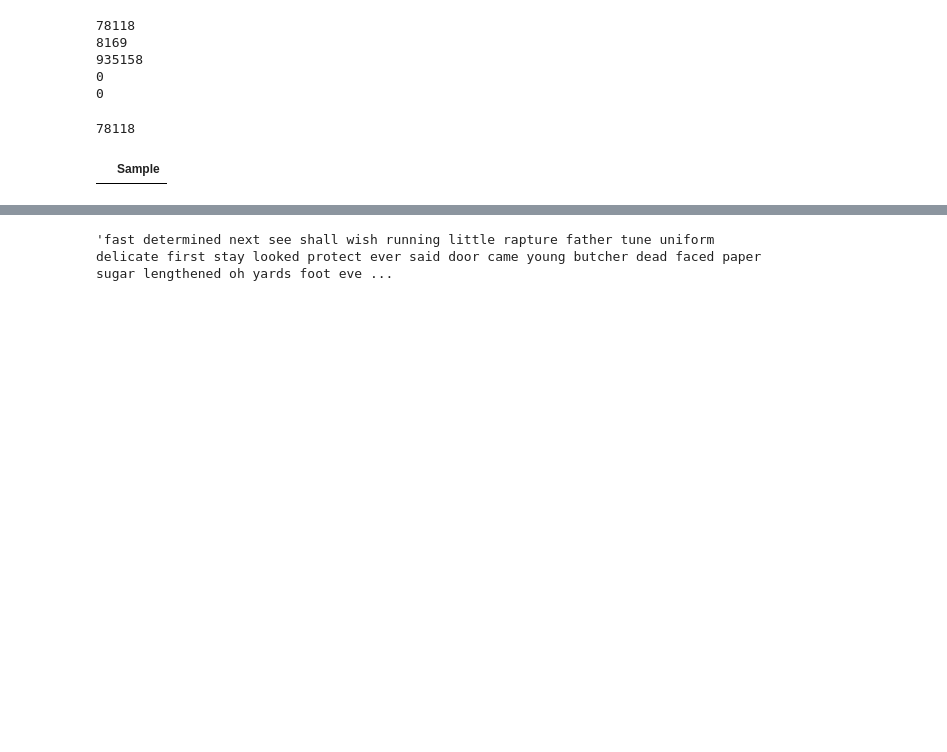
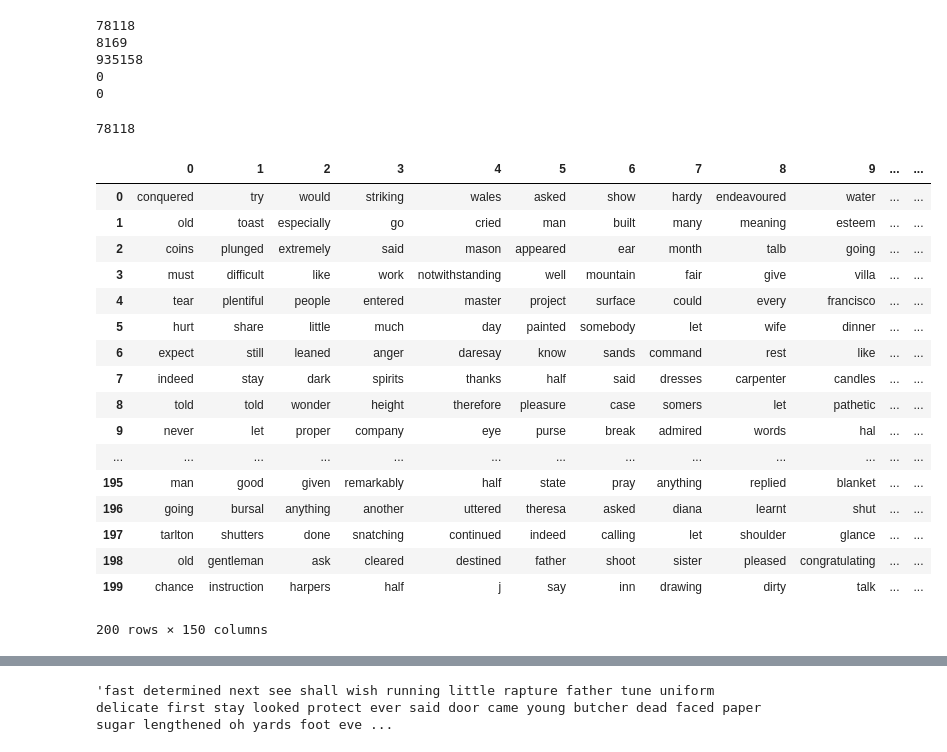
Before and after one commit to rashinagpal/NLP-Guttenberg-Classification, a Jupyter notebook: Classification.ipynb, the cells around one changed output, grey strips where cells are left out. Saved outputs shown, nothing was run; the diff lists cells and outputs as text; code cells hidden in the pictures; blank space fills up the shorter version.

```diff
--- a/Classification.ipynb
+++ b/Classification.ipynb
@@ -101,7 +100,24 @@ f= pd.DataFrame([], columns=["Sample"])
-# %%
-f
-# %% [output]
-|  | Sample |
+# %%
+df
+# %% [output]
+|  | 0 | 1 | 2 | 3 | 4 | 5 | 6 | 7 | 8 | 9 | ... | ... |
+| 0 | conquered | try | would | striking | wales | asked | show | hardy | endeavoured | water | ... | ... |
+| 1 | old | toast | especially | go | cried | man | built | many | meaning | esteem | ... | ... |
+| 2 | coins | plunged | extremely | said | mason | appeared | ear | month | talb | going | ... | ... |
+| 3 | must | difficult | like | work | notwithstanding | well | mountain | fair | give | villa | ... | ... |
+| 4 | tear | plentiful | people | entered | master | project | surface | could | every | francisco | ... | ... |
+| 5 | hurt | share | little | much | day | painted | somebody | let | wife | dinner | ... | ... |
+| 6 | expect | still | leaned | anger | daresay | know | sands | command | rest | like | ... | ... |
+| 7 | indeed | stay | dark | spirits | thanks | half | said | dresses | carpenter | candles | ... | ... |
+| 8 | told | told | wonder | height | therefore | pleasure | case | somers | let | pathetic | ... | ... |
+| 9 | never | let | proper | company | eye | purse | break | admired | words | hal | ... | ... |
+| ... | ... | ... | ... | ... | ... | ... | ... | ... | ... | ... | ... | ... |
+| 195 | man | good | given | remarkably | half | state | pray | anything | replied | blanket | ... | ... |
+| 196 | going | bursal | anything | another | uttered | theresa | asked | diana | learnt | shut | ... | ... |
+| 197 | tarlton | shutters | done | snatching | continued | indeed | calling | let | shoulder | glance | ... | ... |
+| 198 | old | gentleman | ask | cleared | destined | father | shoot | sister | pleased | congratulating | ... | ... |
+| 199 | chance | instruction | harpers | half | j | say | inn | drawing | dirty | talk | ... | ... |
+200 rows × 150 columns
 # %%
 f=df.apply(" ".join, axis=1)
 # %%
```
Also changed, not shown: parts of 18 cells of this notebook.
